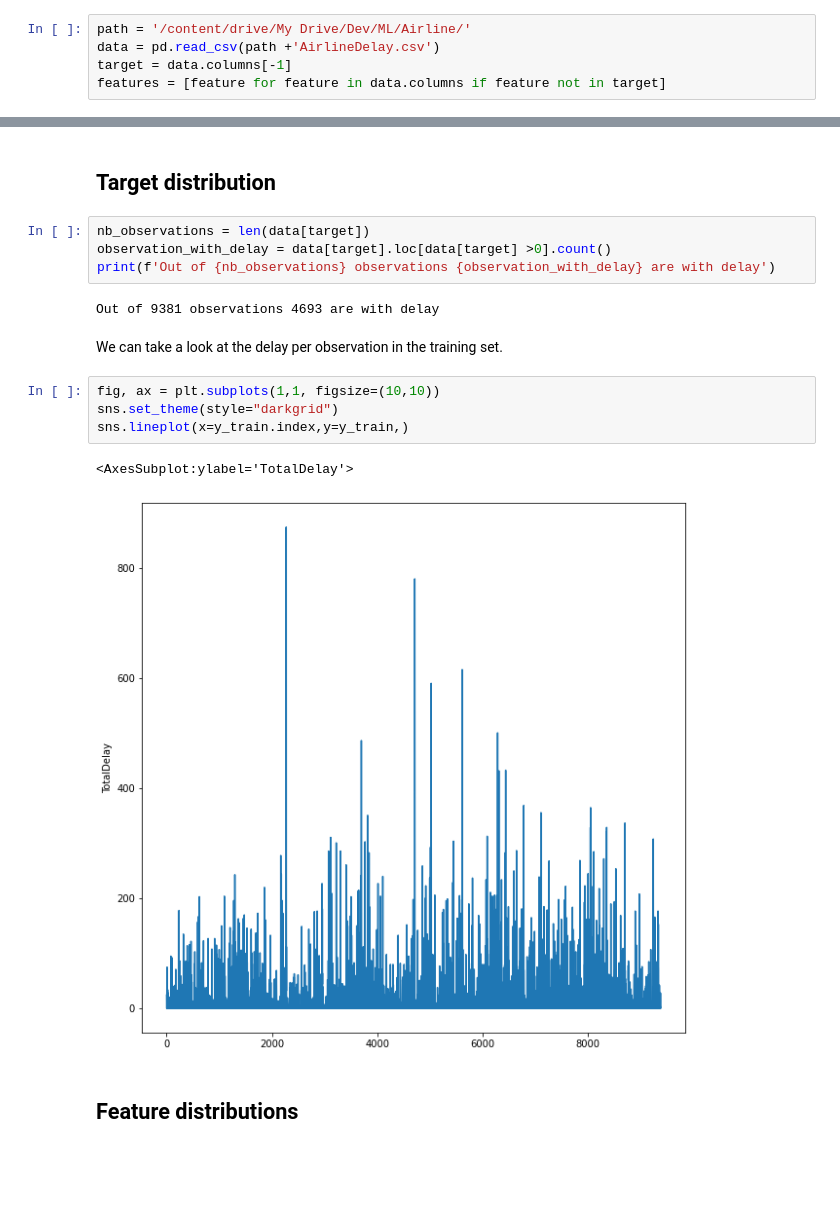
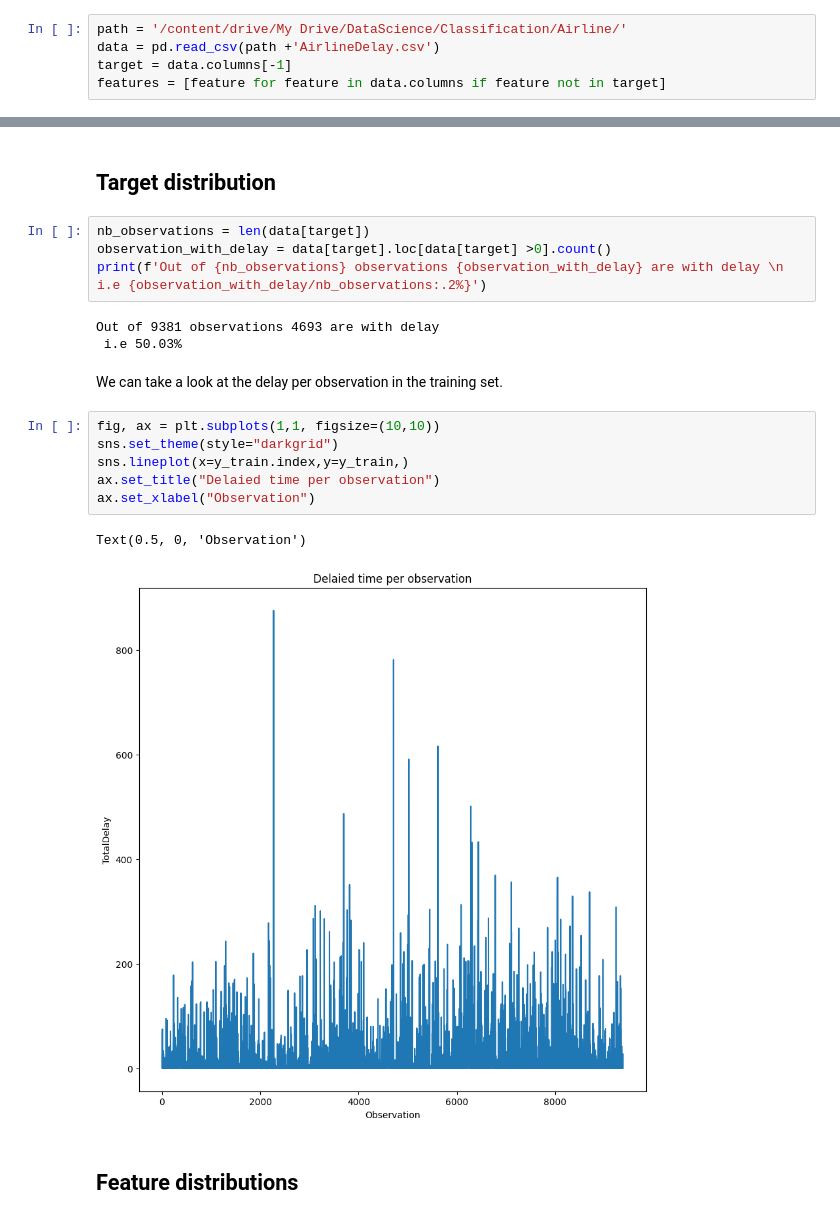
Before and after one commit to omarDrame/Tabular-classification, a Jupyter notebook: Airline.ipynb, the cells around one changed output, grey strips where cells are left out. Saved outputs shown, nothing was run; the diff lists cells and outputs as text; blank space fills up the shorter version.

```diff
--- a/Airline.ipynb
+++ b/Airline.ipynb
@@ -77,7 +130,7 @@ Drive already mounted at /content/drive; to attempt to forcibly remount, call dr
 # %% [markdown]
 We ‘re going to split the data from the very beginning, we want our test set to not leak into the training phase. There are no missing values in the dataset, so we don’t have to worry about that. We want to make assumptions on the training set and verify if these assumptions are confirmed in the testing set, if this is the case we can hope that our analysis could be generalized to broader data.
 # %%
-path = '/content/drive/My Drive/Dev/ML/Airline/'
+path = '/content/drive/My Drive/DataScience/Classification/Airline/'
 data = pd.read_csv(path +'AirlineDelay.csv')
 target = data.columns[-1]
 features = [feature for feature in data.columns if feature not in target]
@@ -154,18 +207,21 @@ data.head(-5)
 # %%
 nb_observations = len(data[target])
 observation_with_delay = data[target].loc[data[target] >0].count()
-print(f'Out of {nb_observations} observations {observation_with_delay} are with delay')
+print(f'Out of {nb_observations} observations {observation_with_delay} are with delay \n i.e {observation_with_delay/nb_observations:.2%}')
 # %% [output]
 Out of 9381 observations 4693 are with delay
+ i.e 50.03%
 # %% [markdown]
 We can take a look at the delay per observation in the training set.
 # %%
 fig, ax = plt.subplots(1,1, figsize=(10,10))
 sns.set_theme(style="darkgrid")
 sns.lineplot(x=y_train.index,y=y_train,)
+ax.set_title("Delaied time per observation")
+ax.set_xlabel("Observation")
 # %% [output]
-<AxesSubplot:ylabel='TotalDelay'>
+Text(0.5, 0, 'Observation')
-[figure, old version]
+[figure, new version]
 # %% [markdown]
 ## Feature distributions
 # %% [markdown]
```
Also changed, not shown: parts of 108 cells of this notebook.
